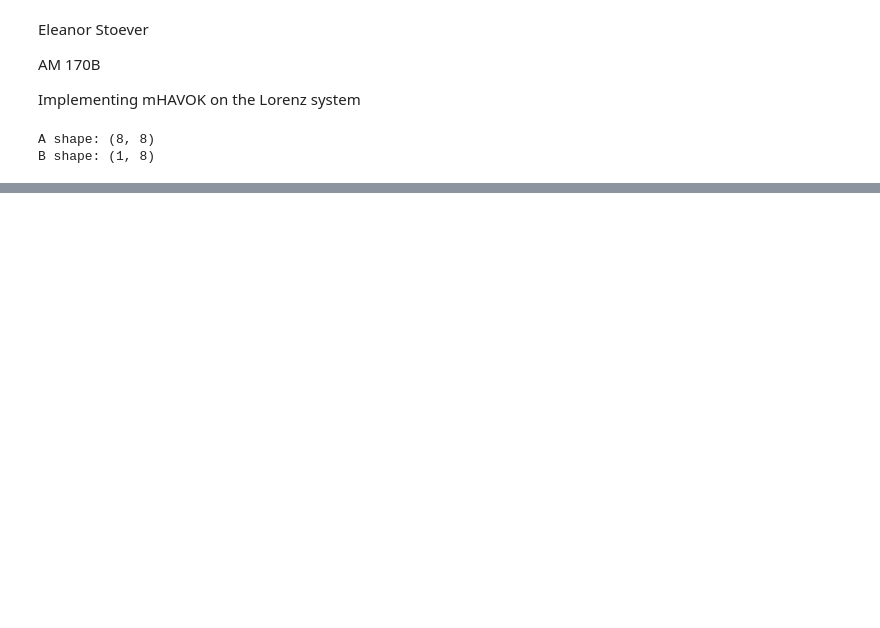
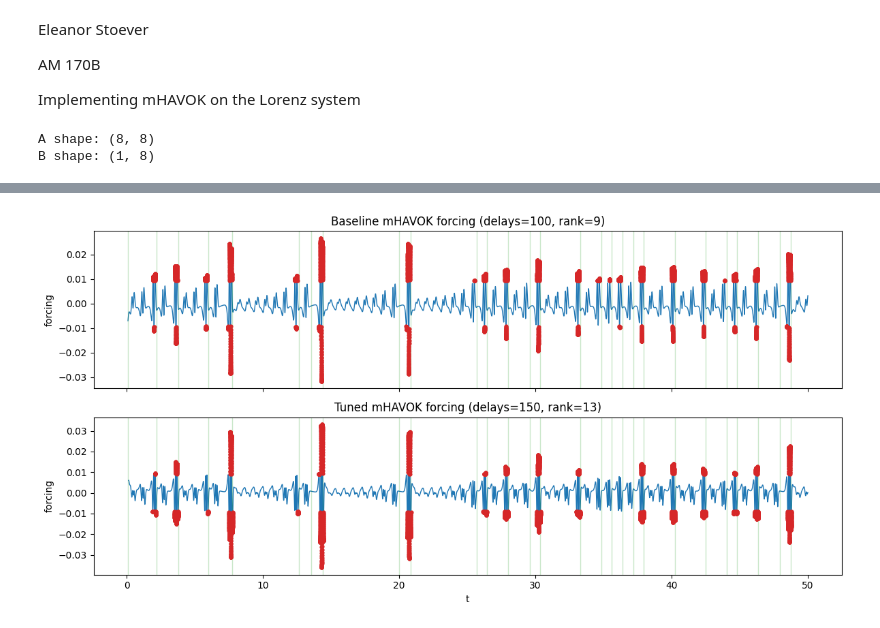
Before and after one commit to ayush-manocha/am170b-final-project, a Jupyter notebook: mHAVOK_lorenz.ipynb, the cells around one changed output, grey strips where cells are left out. Drawn from its saved outputs; the diff is of its cells as text; code cells hidden in the pictures; blank space fills up the shorter version.

```diff
--- a/mHAVOK_lorenz.ipynb
+++ b/mHAVOK_lorenz.ipynb
@@ -140,0 +336,76 @@ plt.show()
+# %%
+# Refit the best mHAVOK setting from the sweep and compare to the baseline
+best_setting = sorted_results[0]
+best_result = evaluate_mhavok_configuration(
+    Y,
+    t,
+    dt,
+    switch_times,
+    best_setting["delays"],
+    best_setting["rank"],
+    return_series=True,
+)
+
+baseline_summary = {
+    "delays": delays,
+    "rank": r,
+    "median_abs_gap": float(np.median(np.abs(nearest_signed_gaps))),
+    "median_signed_gap": float(np.median(nearest_signed_gaps)),
+    "fraction_within_0p10": float(np.mean(np.abs(nearest_signed_gaps) <= 0.10)),
+}
+
+print("Baseline configuration:")
+print(
+    f"delays={baseline_summary['delays']}, rank={baseline_summary['rank']}, "
+    f"median |gap|={baseline_summary['median_abs_gap']:.4f} s, "
+    f"median signed gap={baseline_summary['median_signed_gap']:.4f} s, "
+    f"fraction within 0.10 s={baseline_summary['fraction_within_0p10']:.3f}"
+)
+print()
+print("Best configuration from sweep:")
+print(
+    f"delays={best_result['delays']}, rank={best_result['rank']}, "
+    f"median |gap|={best_result['median_abs_gap']:.4f} s, "
+    f"median signed gap={best_result['median_signed_gap']:.4f} s, "
+    f"fraction within 0.10 s={best_result['fraction_within_0p10']:.3f}"
+)
+print()
+print(
+    "Improvement in median absolute switch gap: "
+    f"{baseline_summary['median_abs_gap'] - best_result['median_abs_gap']:.4f} s"
+)
+
+fig, axes = plt.subplots(2, 1, figsize=(12, 6), sharex=True)
+
+axes[0].plot(time_havok, forcing, lw=1.0, color="tab:blue")
+axes[0].scatter(
+    time_havok[active_forcing],
+    forcing[active_forcing],
+    color="tab:red",
+    s=12,
+    zorder=3,
+)
+for switch_time in switch_times:
+    axes[0].axvline(switch_time, color="tab:green", alpha=0.25, linewidth=1.0)
+axes[0].set_title(f"Baseline mHAVOK forcing (delays={delays}, rank={r})")
+axes[0].set_ylabel("forcing")
+
+axes[1].plot(best_result["time_havok"], best_result["forcing"], lw=1.0, color="tab:blue")
+axes[1].scatter(
+    best_result["time_havok"][best_result["active_forcing"]],
+    best_result["forcing"][best_result["active_forcing"]],
+    color="tab:red",
+    s=12,
+    zorder=3,
+)
+for switch_time in switch_times:
+    axes[1].axvline(switch_time, color="tab:green", alpha=0.25, linewidth=1.0)
+axes[1].set_title(
+    f"Tuned mHAVOK forcing (delays={best_result['delays']}, rank={best_result['rank']})"
+)
+axes[1].set_xlabel("t")
+axes[1].set_ylabel("forcing")
+
+plt.tight_layout()
+plt.show()
+# %% [output]
@@ -140,0 +419 @@ plt.show()
+[figure, added]
```
Also changed, not shown: parts of 12 cells of this notebook, 3 other files.
